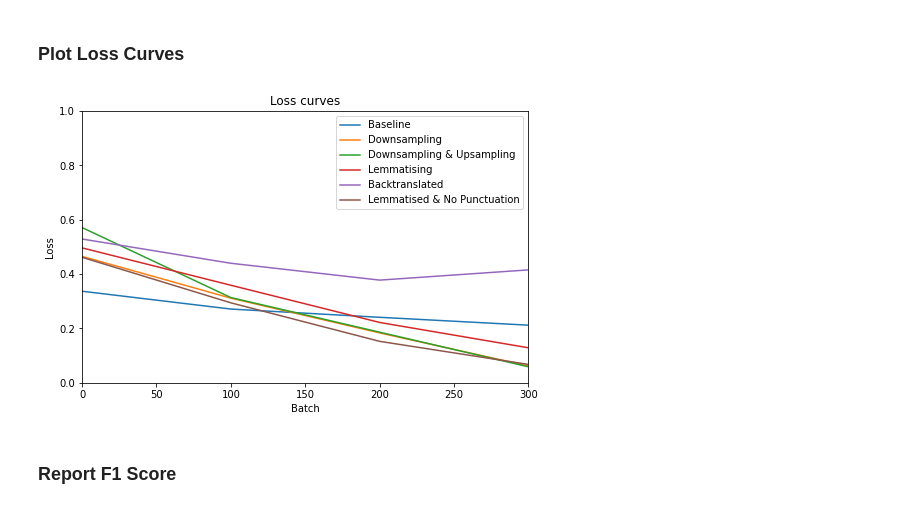
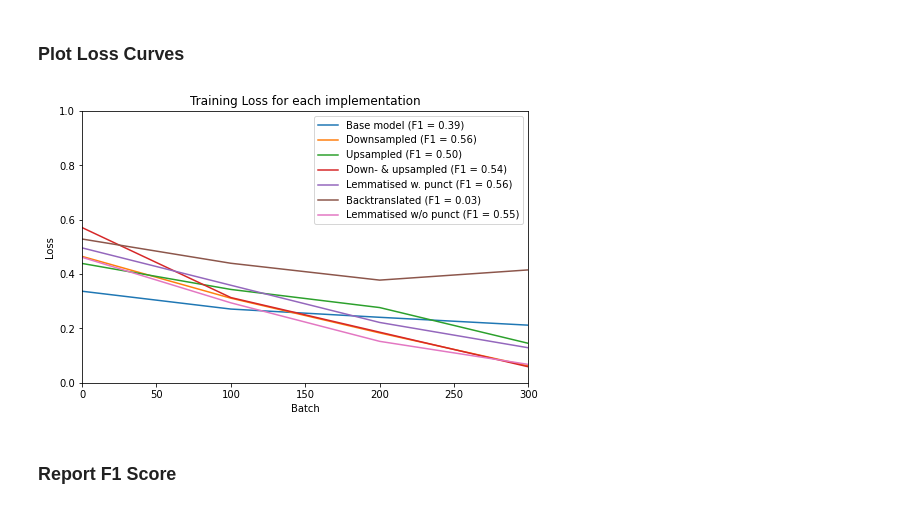
Before and after one commit to Loumstar/Improving-RoBERTa, a Jupyter notebook: main_model.ipynb, the cells around one changed output. Drawn from its saved outputs; the diff is of its cells as text; code cells hidden in the pictures.

```diff
--- a/main_model.ipynb
+++ b/main_model.ipynb
@@ -697,41 +1090,43 @@ If your task is similar to the task the model of the checkpoint was trained on,
 # %%
 # Recorded loss values for different implementations of the model
 baseline_loss = np.array([0.3369, 0.2713, 0.2410, 0.2120, 0.2727, 0.2107, 0.1947])
 downsample_loss = np.array([0.4651, 0.3113, 0.1835, 0.0619])
+upsample_loss = np.array([0.4391, 0.3435, 0.2768, 0.1451])
 down_upsample_loss = np.array([0.5711, 0.3136, 0.1862, 0.0588])
 lemmatised_loss = np.array([0.4964, 0.3589, 0.2220, 0.1288])
 backtranslated_loss = np.array([0.5290, 0.4398, 0.3778, 0.4154, 0.3843, 0.3832, 0.3817])
 lemmatised_no_punct_loss = np.array([0.4618, 0.2942, 0.1525, 0.0676])
 
 losses = [
-    (baseline_loss, "Baseline"),
-    (downsample_loss, "Downsampling"),
-    (down_upsample_loss, "Downsampling & Upsampling"),
-    (lemmatised_loss, "Lemmatising"),
-    (backtranslated_loss, "Backtranslated"),
-    (lemmatised_no_punct_loss, "Lemmatised & No Punctuation")
+    (baseline_loss, "Base model (F1 = 0.39)"),
+    (downsample_loss, "Downsampled (F1 = 0.56)"),
+    (upsample_loss, "Upsampled (F1 = 0.50)"),
+    (down_upsample_loss, "Down- & upsampled (F1 = 0.54)"),
+    (lemmatised_loss, "Lemmatised w. punct (F1 = 0.56)"),
+    (backtranslated_loss, "Backtranslated (F1 = 0.03)"),
+    (lemmatised_no_punct_loss, "Lemmatised w/o punct (F1 = 0.55)")
 ]
 
 figure, axis = plt.subplots()
 
 
 for loss, label in losses:
     batches = np.arange(0, len(loss) * 100, 100)
     axis.plot(batches, loss, label=label)
 
 figure.set_size_inches((8, 5))
 
 axis.set_ylabel("Loss")
 axis.set_xlabel("Batch")
-axis.set_title("Loss curves")
+axis.set_title("Training Loss for each implementation")
 axis.set_xlim(0, 300)
 axis.set_ylim(0, 1)
 
 axis.legend()
 
 plt.show()
 # %% [output]
-[figure, old version]
+[figure, new version]
 # %% [markdown]
 ### Report F1 Score
 # %%
```
Also changed, not shown: parts of 36 cells of this notebook.
